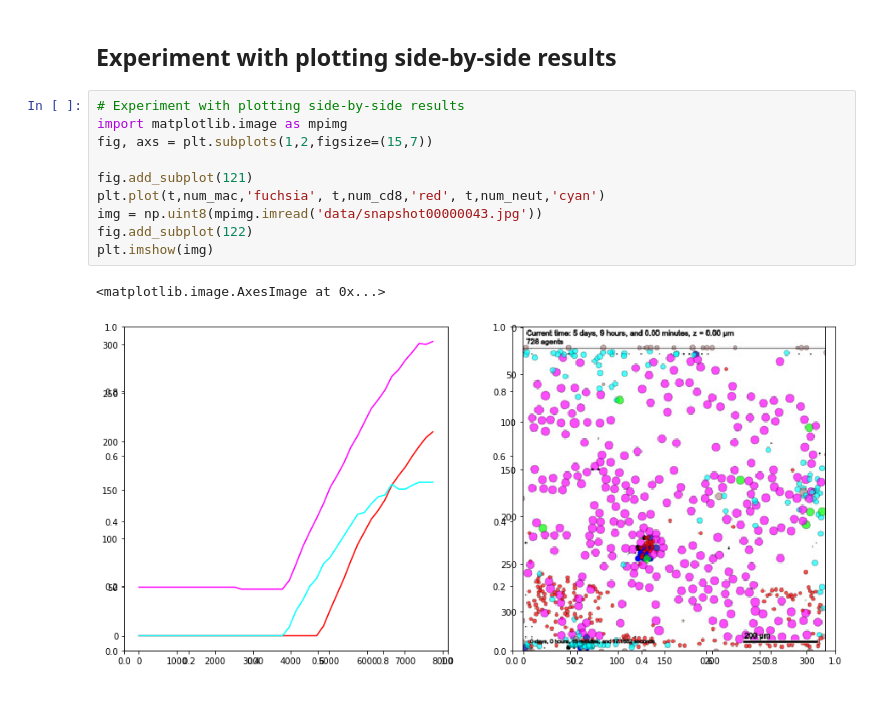
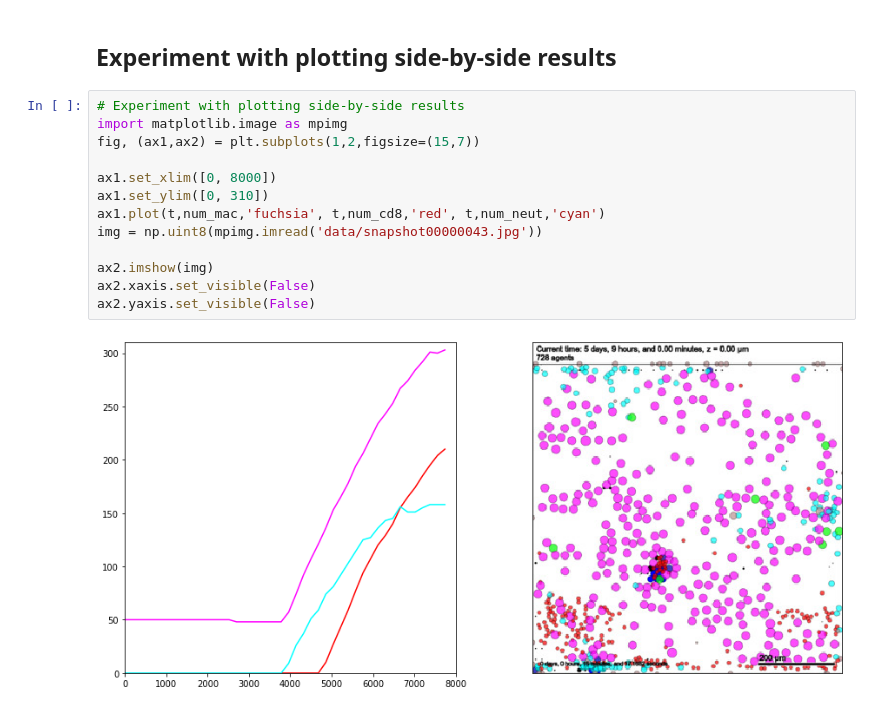
Before and after one commit to rheiland/covid19analysis, a Jupyter notebook: covid19analysis.ipynb, the cells around one changed output. Saved outputs shown, nothing was run; the diff lists cells and outputs as text.

```diff
--- a/covid19analysis.ipynb
+++ b/covid19analysis.ipynb
@@ -95,13 +95,15 @@ plt.plot(t,num_mac,'blue', t,num_cd8,'red', t,num_neut,'green')
 # %%
 # Experiment with plotting side-by-side results
 import matplotlib.image as mpimg
-fig, axs = plt.subplots(1,2,figsize=(15,7))
+fig, (ax1,ax2) = plt.subplots(1,2,figsize=(15,7))
 
-fig.add_subplot(121)
-plt.plot(t,num_mac,'fuchsia', t,num_cd8,'red', t,num_neut,'cyan')
+ax1.set_xlim([0, 8000])
+ax1.set_ylim([0, 310])
+ax1.plot(t,num_mac,'fuchsia', t,num_cd8,'red', t,num_neut,'cyan')
 img = np.uint8(mpimg.imread('data/snapshot00000043.jpg'))
-fig.add_subplot(122)
-plt.imshow(img)
+
+ax2.imshow(img)
+ax2.xaxis.set_visible(False)
+ax2.yaxis.set_visible(False)
 # %% [output]
-<matplotlib.image.AxesImage at 0x...>
-[figure, old version]
+[figure, new version]
```
